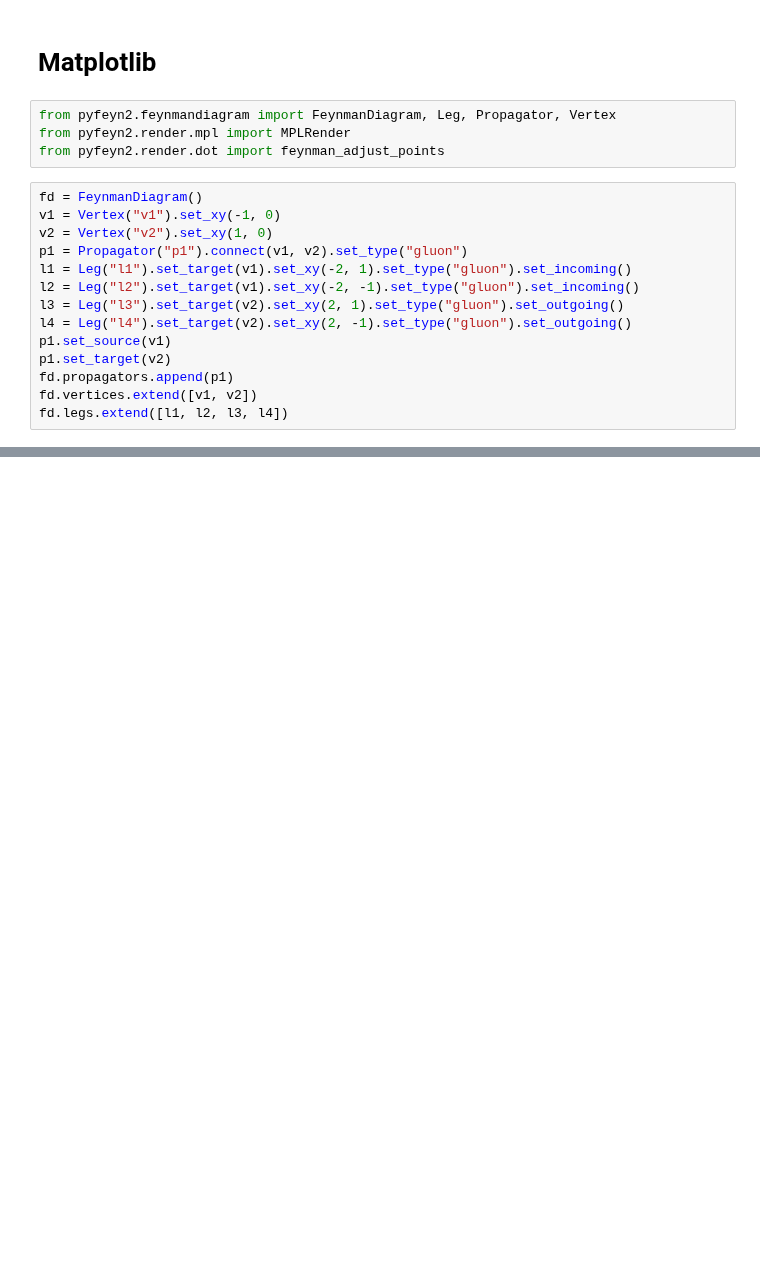
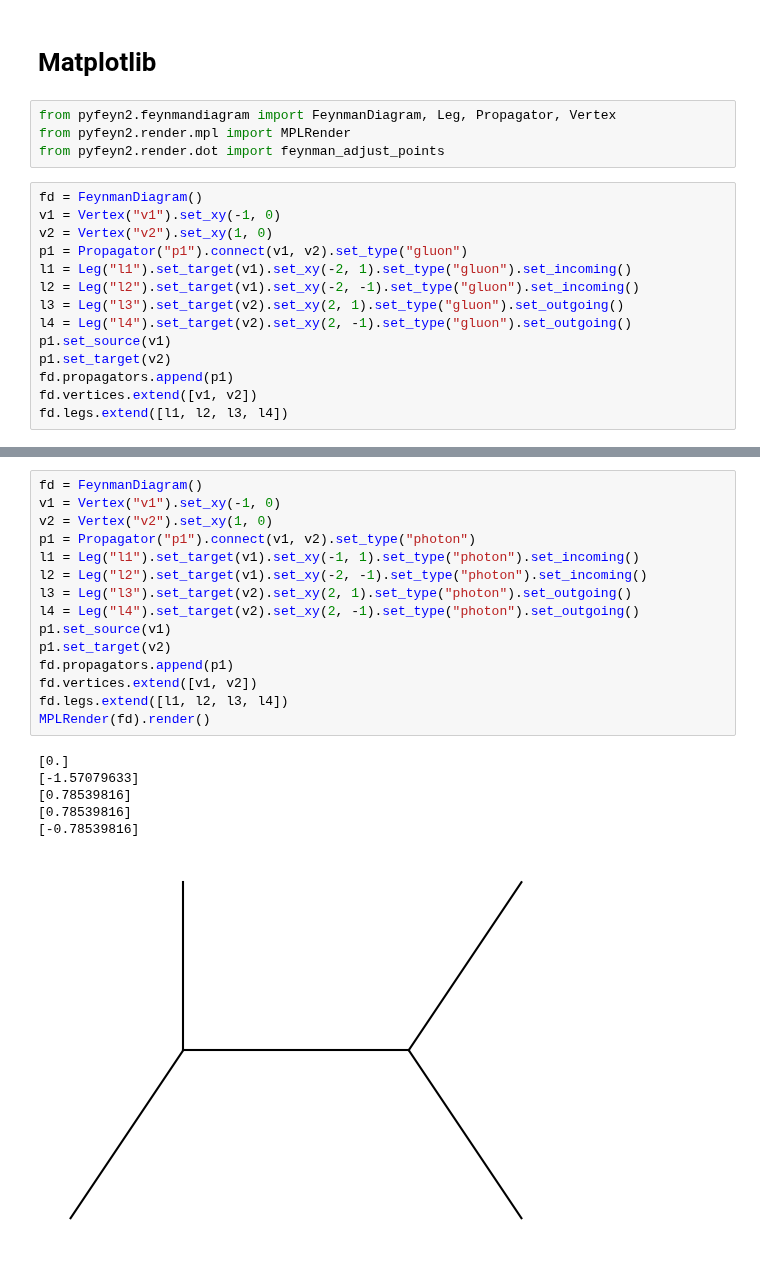
Before and after one commit to kpedro88/pyfeyn, a Jupyter notebook: docs/source/examples/MPL.ipynb, the cells around one changed output, grey strips where cells are left out. Drawn from its saved outputs; the diff is of its cells as text; blank space fills up the shorter version.

Commit message:
Add wave or photon

```diff
--- a/docs/source/examples/MPL.ipynb
+++ b/docs/source/examples/MPL.ipynb
@@ -24,0 +25,22 @@ MPLRender(fd).render()
+# %%
+fd = FeynmanDiagram()
+v1 = Vertex("v1").set_xy(-1, 0)
+v2 = Vertex("v2").set_xy(1, 0)
+p1 = Propagator("p1").connect(v1, v2).set_type("photon")
+l1 = Leg("l1").set_target(v1).set_xy(-1, 1).set_type("photon").set_incoming()
+l2 = Leg("l2").set_target(v1).set_xy(-2, -1).set_type("photon").set_incoming()
+l3 = Leg("l3").set_target(v2).set_xy(2, 1).set_type("photon").set_outgoing()
+l4 = Leg("l4").set_target(v2).set_xy(2, -1).set_type("photon").set_outgoing()
+p1.set_source(v1)
+p1.set_target(v2)
+fd.propagators.append(p1)
+fd.vertices.extend([v1, v2])
+fd.legs.extend([l1, l2, l3, l4])
+MPLRender(fd).render()
+# %% [output]
+[0.]
+[-1.57079633]
+[0.78539816]
+[0.78539816]
+[-0.78539816]
+[figure, added]
```
Also changed, not shown: parts of 1 cell of this notebook, 6 other files.
